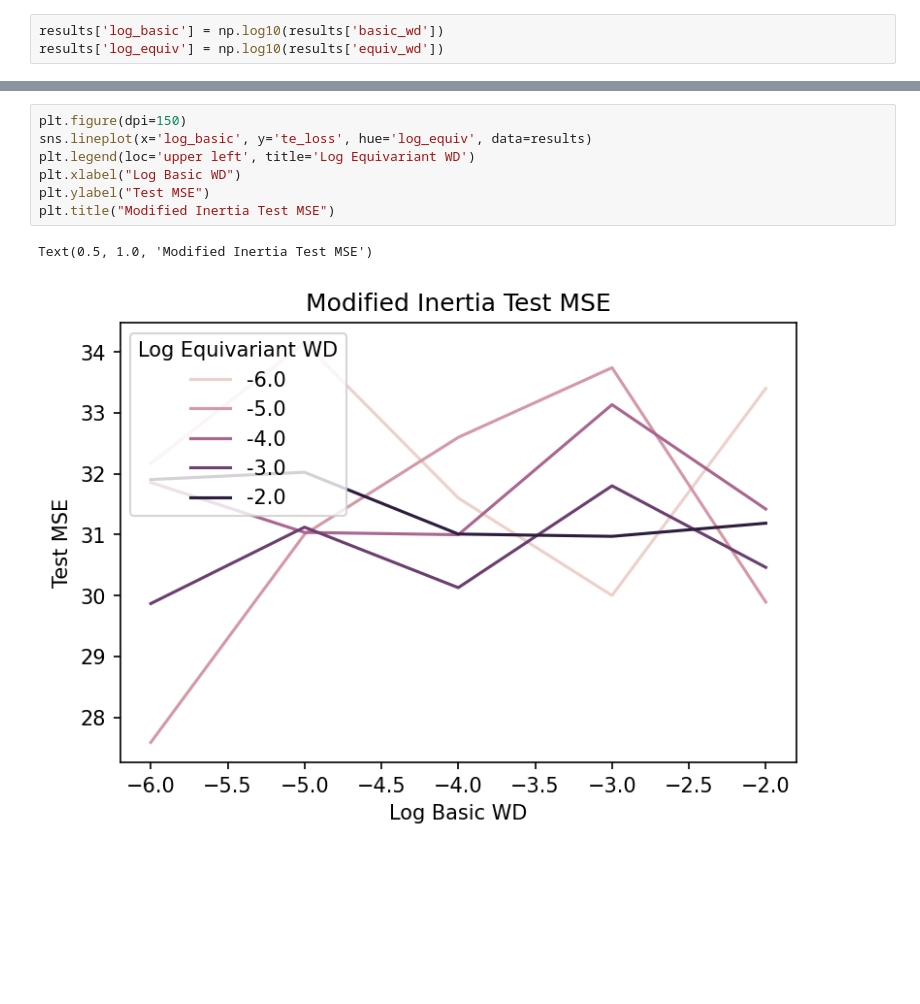
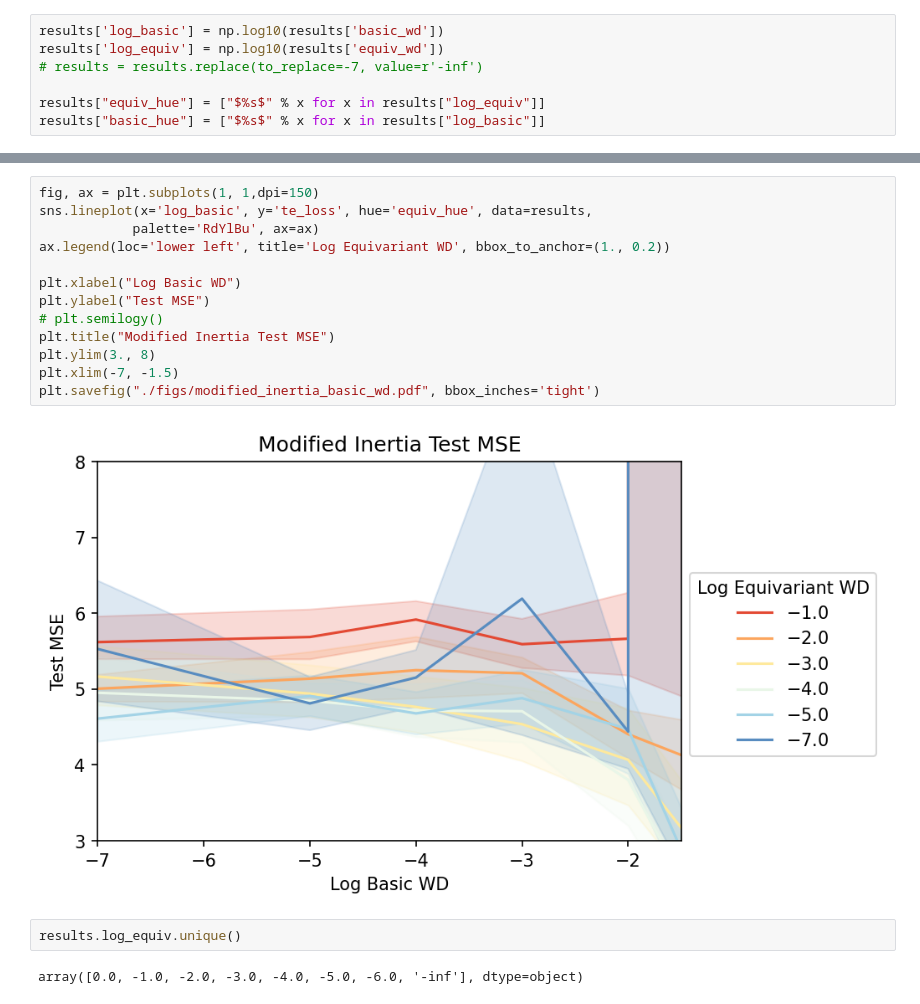
Before and after one commit to mfinzi/residual-pathway-priors, a Jupyter notebook: experiments/prior-var-ablation/modified_inertia_plotter.ipynb, the cells around one changed output, grey strips where cells are left out. Saved outputs shown, nothing was run; the diff lists cells and outputs as text; blank space fills up the shorter version.

```diff
--- a/experiments/prior-var-ablation/modified_inertia_plotter.ipynb
+++ b/experiments/prior-var-ablation/modified_inertia_plotter.ipynb
@@ -28,3 +49,7 @@ results.columns = ['tr_loss', 'te_loss', 'basic_wd', 'equiv_wd']
 # %%
 results['log_basic'] = np.log10(results['basic_wd'])
 results['log_equiv'] = np.log10(results['equiv_wd'])
+# results = results.replace(to_replace=-7, value=r'-inf')
+
+results["equiv_hue"] = ["$%s$" % x for x in results["log_equiv"]]
+results["basic_hue"] = ["$%s$" % x for x in results["log_basic"]]
@@ -31,11 +72,20 @@ results['log_equiv'] = np.log10(results['equiv_wd'])
 # %%
-plt.figure(dpi=150)
-sns.lineplot(x='log_basic', y='te_loss', hue='log_equiv', data=results)
-plt.legend(loc='upper left', title='Log Equivariant WD')
+fig, ax = plt.subplots(1, 1,dpi=150)
+sns.lineplot(x='log_basic', y='te_loss', hue='equiv_hue', data=results,
+            palette='RdYlBu', ax=ax)
+ax.legend(loc='lower left', title='Log Equivariant WD', bbox_to_anchor=(1., 0.2))
+
 plt.xlabel("Log Basic WD")
 plt.ylabel("Test MSE")
+# plt.semilogy()
 plt.title("Modified Inertia Test MSE")
+plt.ylim(3., 8)
+plt.xlim(-7, -1.5)
+plt.savefig("./figs/modified_inertia_basic_wd.pdf", bbox_inches='tight')
 # %% [output]
-Text(0.5, 1.0, 'Modified Inertia Test MSE')
-[figure, old version]
+[figure, new version]
+# %%
+results.log_equiv.unique()
+# %% [output]
+array([0.0, -1.0, -2.0, -3.0, -4.0, -5.0, -6.0, '-inf'], dtype=object)
 # %%
```
Also changed, not shown: parts of 16 cells of this notebook, 11 other files.
